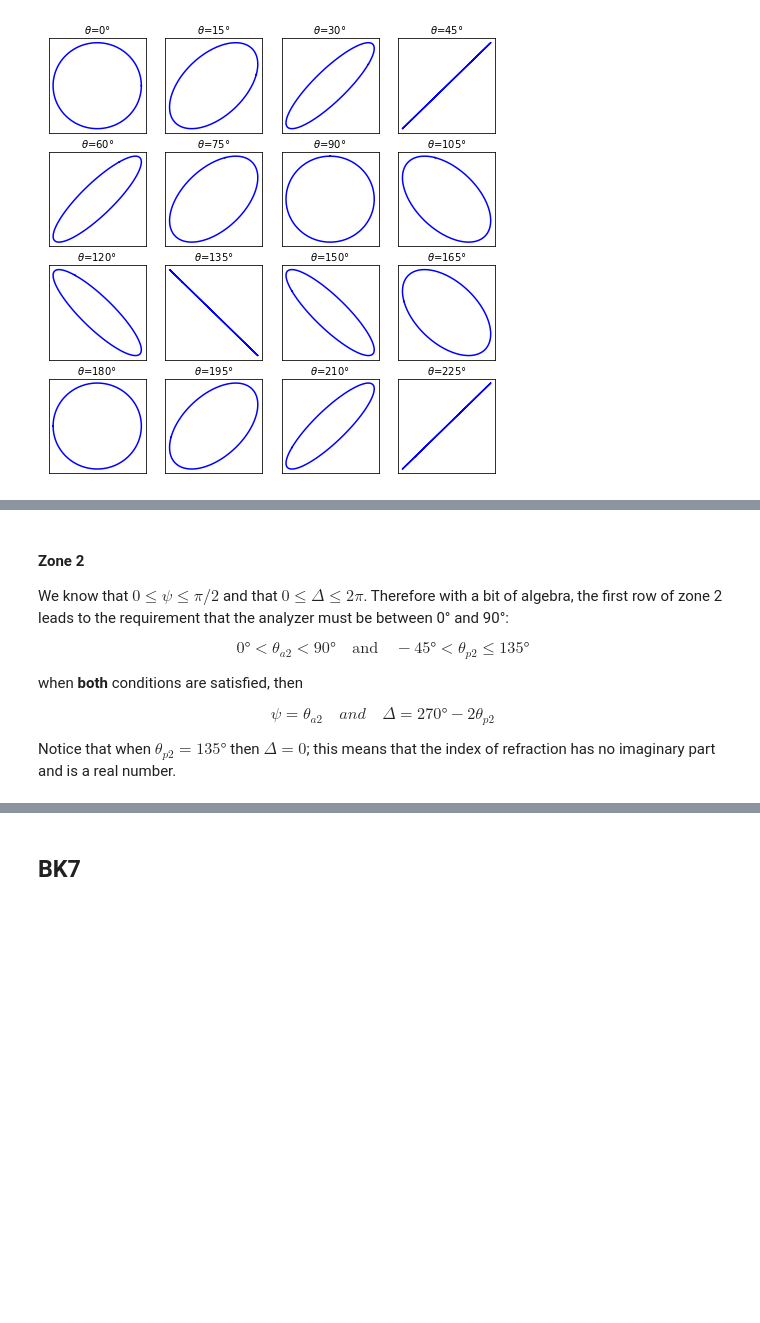
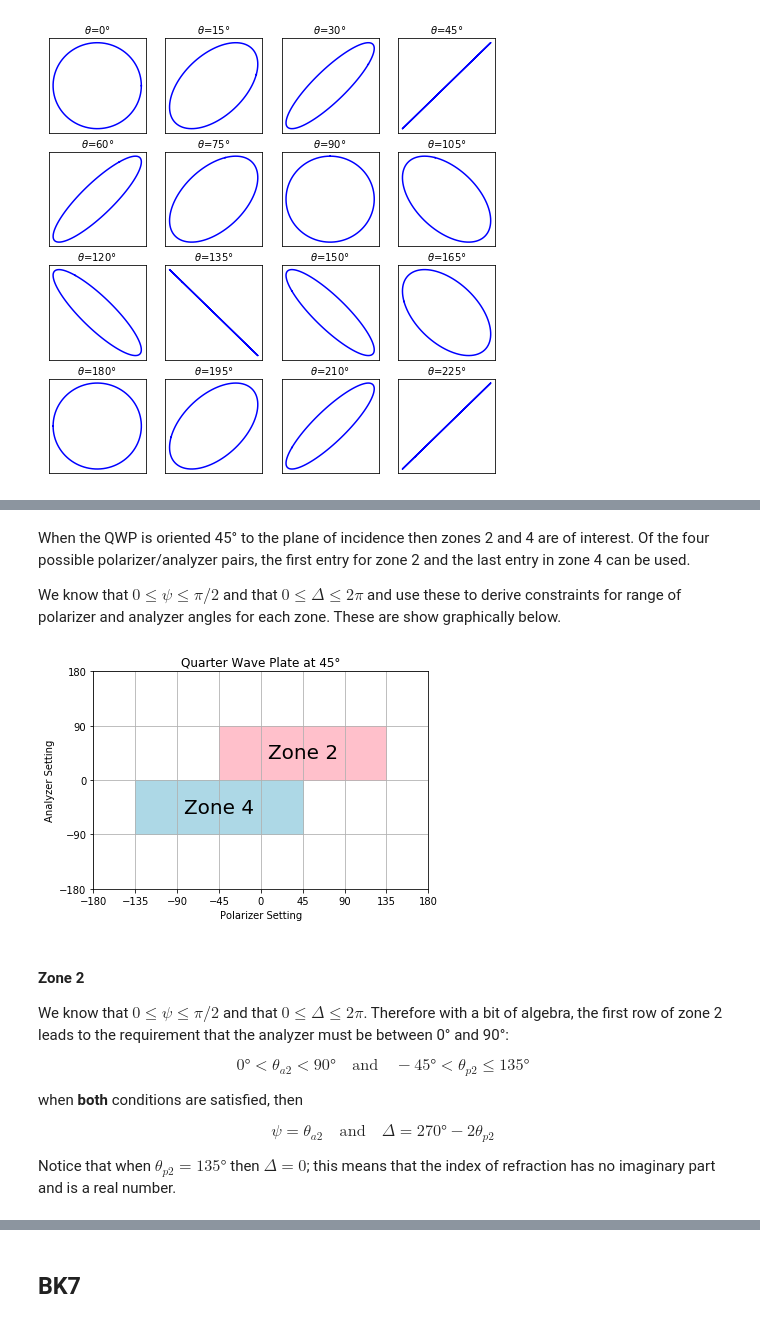
Before and after one commit to scottprahl/pypolar, a Jupyter notebook: docs/10b-Ellipsometry.ipynb, the cells around one changed output, grey strips where cells are left out. Cells and saved outputs as stored; diff of their text form; code cells hidden in the pictures; blank space fills up the shorter version.

Commit message:
add graph for zones

```diff
--- a/docs/10b-Ellipsometry.ipynb
+++ b/docs/10b-Ellipsometry.ipynb
@@ -139,6 +133,30 @@ $$
 \qquad\mbox{and}\qquad
 \psi=a_s = a_p
 $$
+# %% [markdown]
+When the QWP is oriented 45° to the plane of incidence then zones 2 and 4 are of interest.  Of the four possible polarizer/analyzer pairs, the first entry for zone 2 and the last entry in zone 4 can be used.
+
+We know that $0\le\psi\le\pi/2$ and that $0\le\Delta\le2\pi$ and use these to derive constraints for range of polarizer and analyzer angles for each zone.  These are show graphically below.
+# %%
+plt.xlim(-180,180)
+plt.ylim(-180,180)
+plt.xticks([-180,-135,-90,-45,0,45,90,135,180])
+plt.yticks([-180,-90,0,90,180])
+
+plt.axhspan(0,90,3/8,7/8,color='pink')
+plt.text(45,45,"Zone 2",fontsize=20,ha='center',va='center')
+
+plt.axhspan(0,-90,1/8,5/8,color='lightblue')
+plt.text(-45,-45,"Zone 4",fontsize=20,ha='center',va='center')
+
+plt.xlabel("Polarizer Setting")
+plt.ylabel("Analyzer Setting")
+plt.title("Quarter Wave Plate at 45°")
+plt.grid(True)
+
+plt.show()
+# %% [output]
+[figure, added]
 # %% [markdown]
 #### Zone 2
 
@@ -151,7 +169,7 @@ $$
 when **both** conditions are satisfied, then
 
 $$
-\psi = \theta_{a2} \quad\textit{and}\quad \Delta = 270°-2\theta_{p2}
+\psi = \theta_{a2} \quad\mbox{and}\quad \Delta = 270°-2\theta_{p2}
 $$
 
 Notice that when $\theta_{p2}=135°$ then $\Delta=0$; this means that the index of refraction has no imaginary part and is a real number.
```
Also changed, not shown: parts of 3 cells of this notebook.
